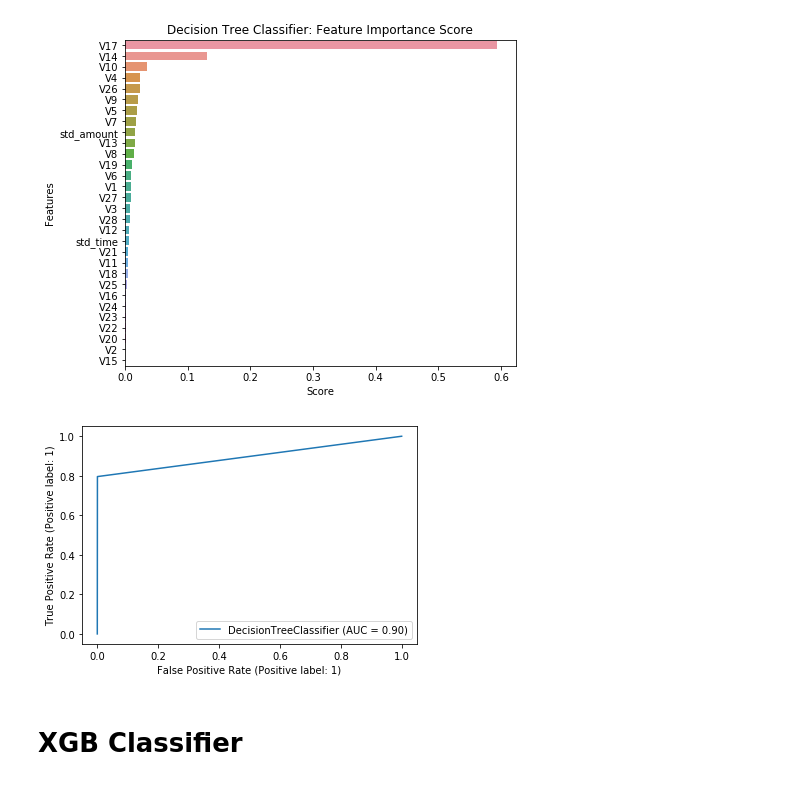
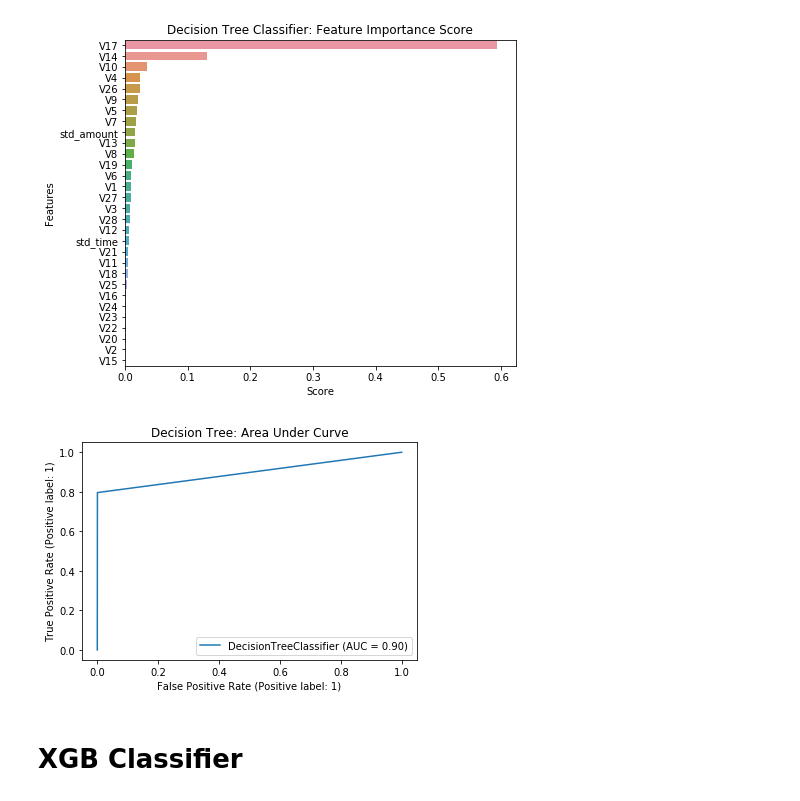
Before and after one commit to ipatel467/Credit-Card-Fraud-Detection, a Jupyter notebook: ML.ipynb, the cells around one changed output. Cells and saved outputs as stored; diff of their text form; code cells hidden in the pictures.

```diff
--- a/ML.ipynb
+++ b/ML.ipynb
@@ -245,9 +246,10 @@ plt.xlabel('Score');
 [figure]
 # %%
 metrics.plot_roc_curve(dt_clf, X_test, y_test)
+plt.title("Decision Tree: Area Under Curve")
 plt.show()
 # %% [output]
-[figure, old version]
+[figure, new version]
 # %%
 from xgboost import XGBClassifier
 from sklearn.neighbors import KNeighborsClassifier # KNN algorithm
```
Also changed, not shown: parts of 8 cells of this notebook.
